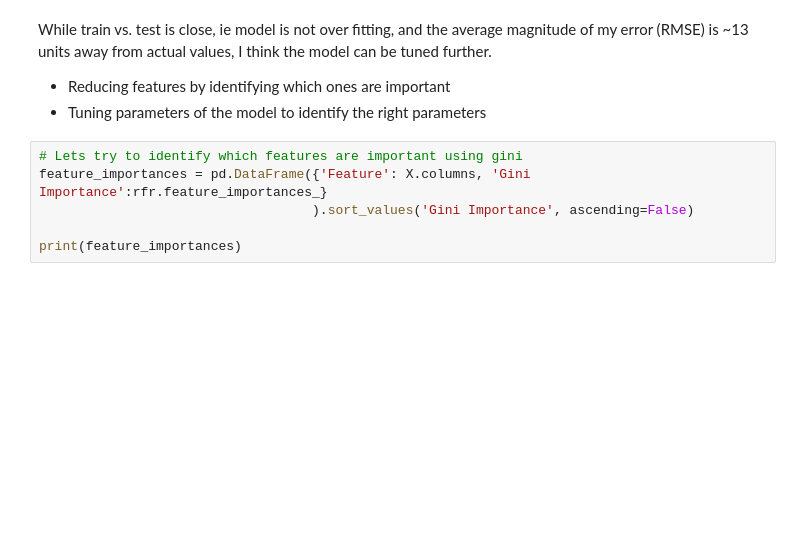
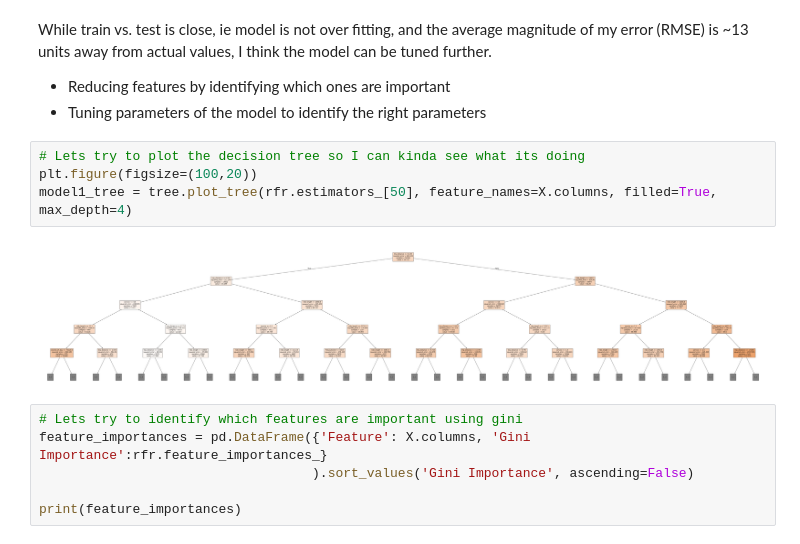
Before and after one commit to Krinnik/ny_ride_fair_optimization, a Jupyter notebook: zain_folder/Airport_Prediction.ipynb, the cells around one changed output. Drawn from its saved outputs; the diff is of its cells as text; blank space fills up the shorter version.

```diff
--- a/zain_folder/Airport_Prediction.ipynb
+++ b/zain_folder/Airport_Prediction.ipynb
@@ -328,6 +316,12 @@ R-squared: 0.6377683626823909
 While train vs. test is close, ie model is not over fitting, and the average magnitude of my error (RMSE) is ~13 units away from actual values, I think the model can be tuned further.
 - Reducing features by identifying which ones are important
 - Tuning parameters of the model to identify the right parameters
+# %%
+# Lets try to plot the decision tree so I can kinda see what its doing
+plt.figure(figsize=(100,20))
+model1_tree = tree.plot_tree(rfr.estimators_[50], feature_names=X.columns, filled=True, max_depth=4)
+# %% [output]
+[figure, added]
 # %%
 # Lets try to identify which features are important using gini
 feature_importances = pd.DataFrame({'Feature': X.columns, 'Gini Importance':rfr.feature_importances_}
```
Also changed, not shown: parts of 5 cells of this notebook.
